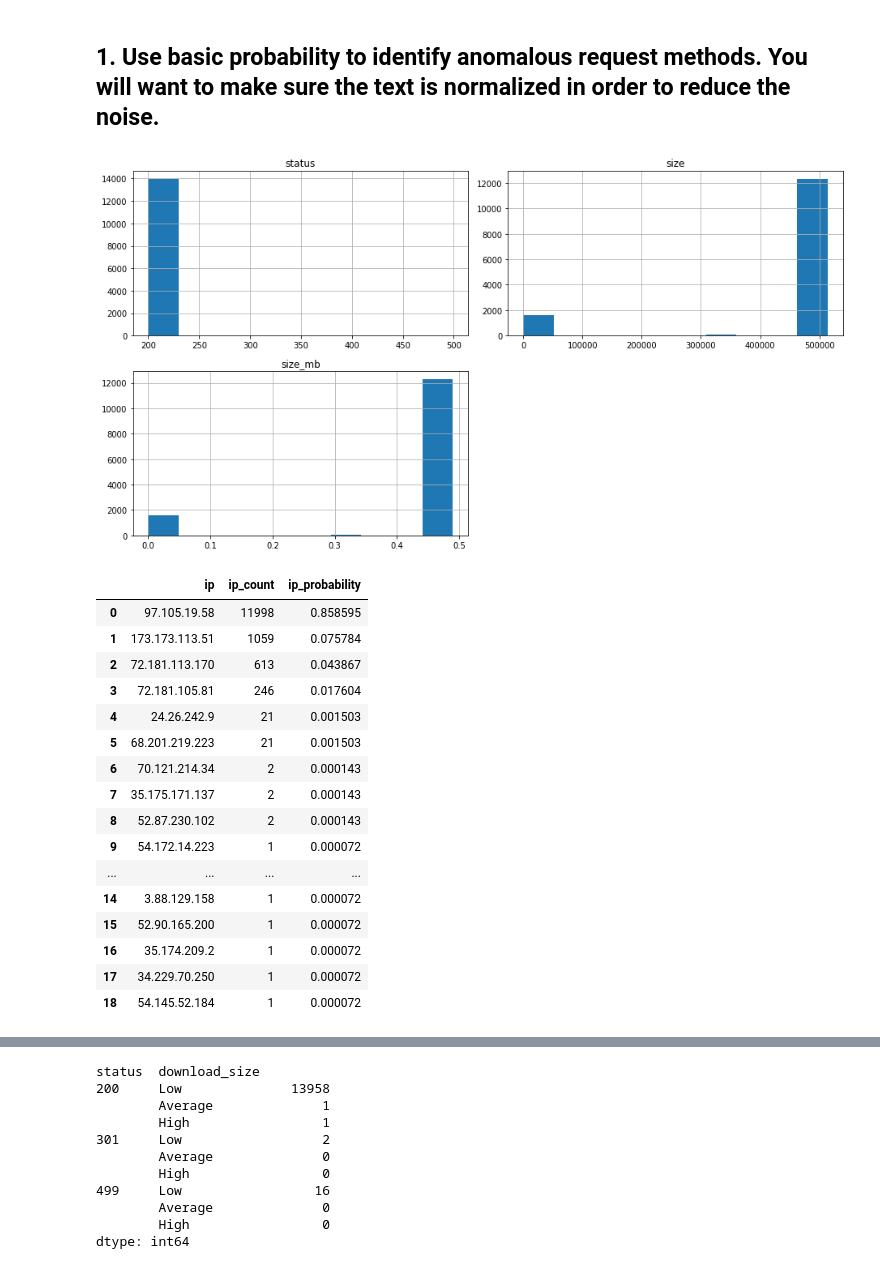
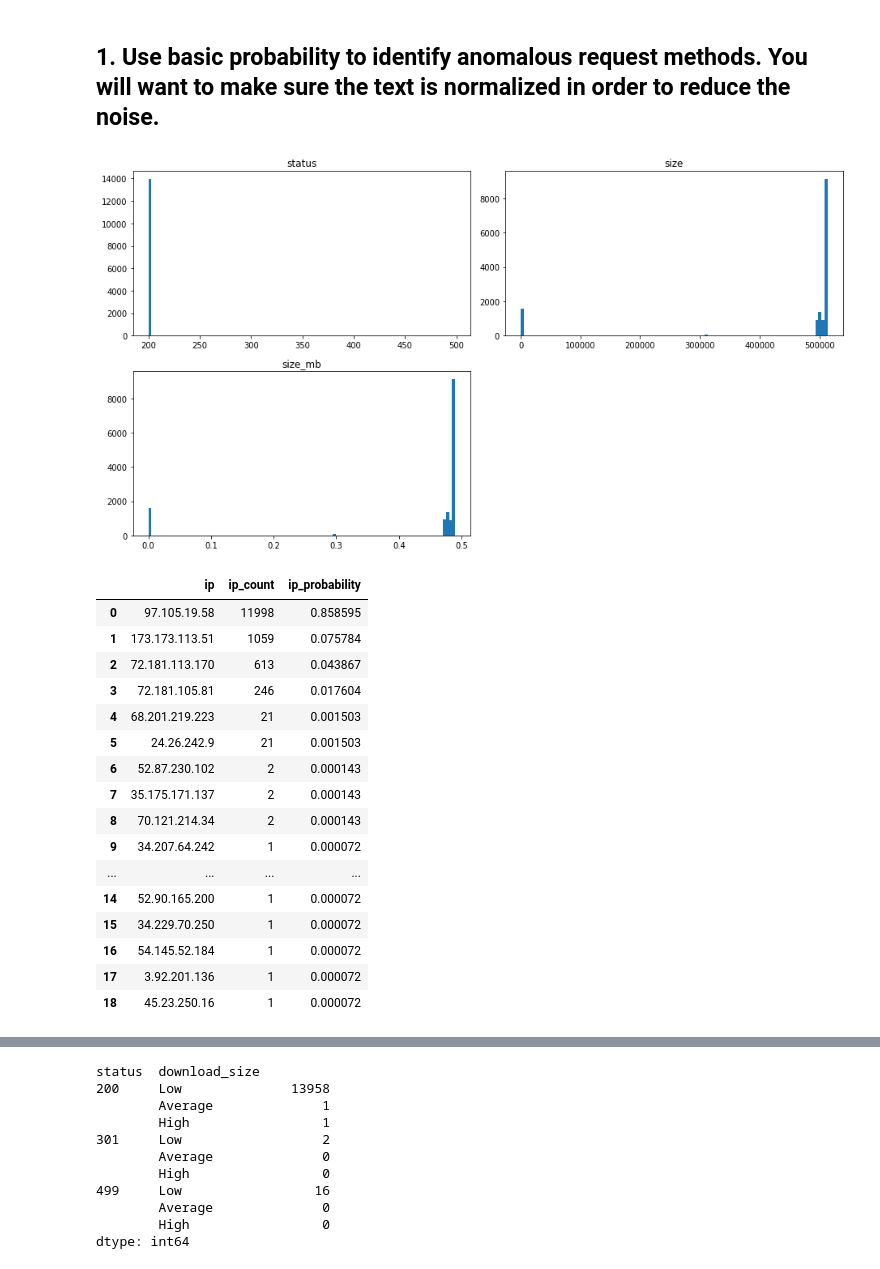
Before and after one commit to Promeos/anomaly-detection-exercises, a Jupyter notebook: discrete_anomaly_detection.ipynb, the cells around one changed output, grey strips where cells are left out. Drawn from its saved outputs; the diff is of its cells as text; code cells hidden in the pictures.

```diff
--- a/discrete_anomaly_detection.ipynb
+++ b/discrete_anomaly_detection.ipynb
@@ -73,14 +72,18 @@ ip_statistics(df)
 # %% [markdown]
 ## 1. Use basic probability to identify anomalous request methods. You will want to make sure the text is normalized in order to reduce the noise.
 # %%
-train = df.loc['2019-04-16 19:34:42':'2019-04-17 12:55:14'][['ip','request_method','status','size','destination','request_agent','size_mb']]
+train = df.loc['2019-04-16 19:34:42':'2019-04-17 12:55:14'] \
+              [['ip','request_method','status', 'size',
+                'destination','agent_name', 'endpoints', 'size_mb']]
 # %%
 train = train.fillna(0)
 # %%
-train.hist(figsize=(13, 7))
+train.hist(figsize=(13, 7),
+           grid=False,
+           bins=100)
 plt.tight_layout();
 # %% [output]
-[figure, old version]
+[figure, new version]
 # %%
 ip_statistics(train)
 # %% [output]
@@ -89,17 +92,17 @@ ip_statistics(train)
 | 1 | 173.173.113.51 | 1059 | 0.075784 |
 | 2 | 72.181.113.170 | 613 | 0.043867 |
 | 3 | 72.181.105.81 | 246 | 0.017604 |
-| 4 | 24.26.242.9 | 21 | 0.001503 |
-| 5 | 68.201.219.223 | 21 | 0.001503 |
-| 6 | 70.121.214.34 | 2 | 0.000143 |
+| 4 | 68.201.219.223 | 21 | 0.001503 |
+| 5 | 24.26.242.9 | 21 | 0.001503 |
+| 6 | 52.87.230.102 | 2 | 0.000143 |
 | 7 | 35.175.171.137 | 2 | 0.000143 |
-| 8 | 52.87.230.102 | 2 | 0.000143 |
-| 9 | 54.172.14.223 | 1 | 0.000072 |
+| 8 | 70.121.214.34 | 2 | 0.000143 |
+| 9 | 34.207.64.242 | 1 | 0.000072 |
 | ... | ... | ... | ... |
-| 14 | 3.88.129.158 | 1 | 0.000072 |
-| 15 | 52.90.165.200 | 1 | 0.000072 |
-| 16 | 35.174.209.2 | 1 | 0.000072 |
-| 17 | 34.229.70.250 | 1 | 0.000072 |
-| 18 | 54.145.52.184 | 1 | 0.000072 |
+| 14 | 52.90.165.200 | 1 | 0.000072 |
+| 15 | 34.229.70.250 | 1 | 0.000072 |
+| 16 | 54.145.52.184 | 1 | 0.000072 |
+| 17 | 3.92.201.136 | 1 | 0.000072 |
+| 18 | 45.23.250.16 | 1 | 0.000072 |
 # %%
 df = eda_log_data(train, df)
```
Also changed, not shown: parts of 19 cells of this notebook, 3 other files.
